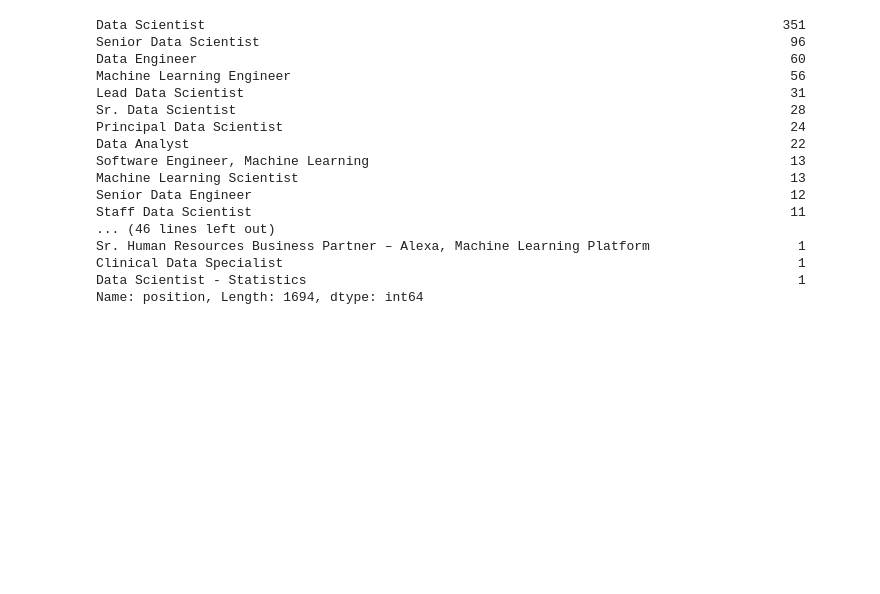
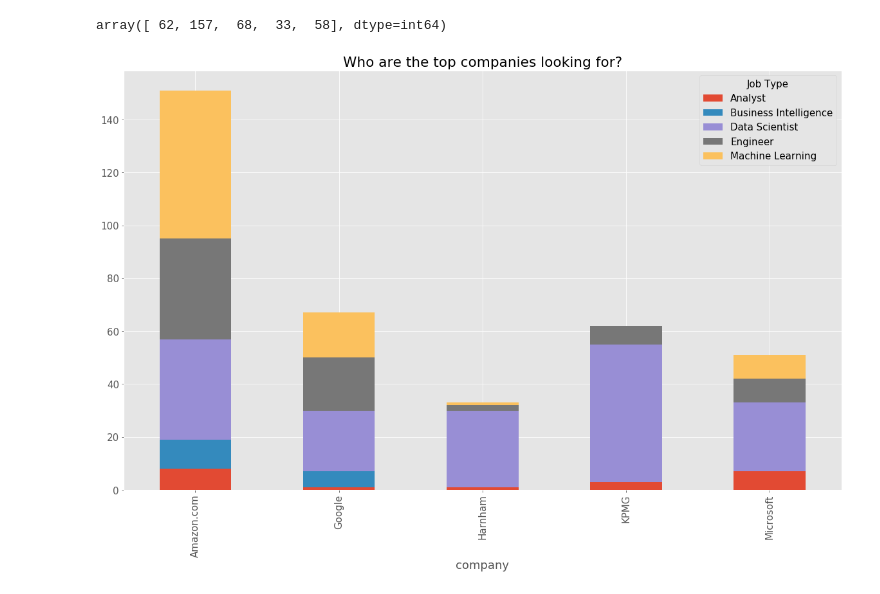
Before and after one commit to hopandskip/Data_Science_Job_Market, a Jupyter notebook: kaggledataset.ipynb, the cells around one changed output. Cells and saved outputs as stored; diff of their text form; code cells hidden in the pictures; blank space fills up the shorter version.

Commit message:
top companies with job stack

```diff
--- a/kaggledataset.ipynb
+++ b/kaggledataset.ipynb
@@ -34,3 +34,38 @@ except AttributeError:
 df['position']
 df = df.dropna(how='any')
 # df['position']
+# %%
+newdf = df[['company', 'position']].copy()
+newdf['Counts'] = df.groupby(['company'])['position'].transform('count')
+
+newdfclean = newdf.drop(newdf[newdf.Counts < 33].index)
+newdfclean
+newdfclean.loc[df.position.str.contains('analyst', case=False), 'Job Type'] = 'Analyst'
+newdfclean.loc[df.position.str.contains('analysis', case=False), 'Job Type'] = 'Analyst'
+newdfclean.loc[df.position.str.contains('analytics', case=False), 'Job Type'] = 'Analyst'
+newdfclean.loc[df.position.str.contains('machine learning', case=False), 'Job Type'] = 'Machine Learning'
+newdfclean.loc[df.position.str.contains('engineering', case=False), 'Job Type'] = 'Engineer'
+newdfclean.loc[df.position.str.contains('engineer', case=False), 'Job Type'] = 'Engineer'
+newdfclean.loc[df.position.str.contains('data science', case=False), 'Job Type'] = 'Data Scientist'
+newdfclean.loc[df.position.str.contains('data scientist', case=False), 'Job Type'] = 'Data Scientist'
+newdfclean.loc[df.position.str.contains('applied scientist', case=False), 'Job Type'] = 'Data Scientist'
+newdfclean.loc[df.position.str.contains('applied science', case=False), 'Job Type'] = 'Data Scientist'
+newdfclean.loc[df.position.str.contains('sales', case=False), 'Job Type'] = 'Business Intelligence'
+newdfclean.loc[df.position.str.contains('business intelligence', case=False), 'Job Type'] = 'Business Intelligence'
+
+newdfclean.sort_values('Counts', ascending=False)
+newdfclean.Counts.unique()
+# %% [output]
+array([ 62, 157,  68,  33,  58], dtype=int64)
+# %%
+
+# newdfclean.groupby(['company', 'jobtype']).size().unstack().plot(kind='bar', stacked=True,
+#                 figsize=(20,10),title="Positions requested from Top Companies")
+plt.style.use('ggplot')
+plt.rcParams.update({'font.size': 15})
+bplot= newdfclean.groupby(['company', 'Job Type']).size().unstack()
+bplot.plot(kind='bar',stacked=True, figsize=(20,12), title="Who are the top companies looking for?")
+# plt.legend(loc=1, fontsize = 'small')
+plt.savefig('topcompanyjobs.png')
+# %% [output]
+[figure, added]
@@ -45,23 +99,3 @@ df = df.dropna(how='any')
 # df.loc[df.positiontxt.str.contains('data', case=False), 'broadpos'] = 'data'
 
 # df
-# %%
-df['position'].value_counts()
-# %% [output]
-Data Scientist                                                                          351
-Senior Data Scientist                                                                    96
-Data Engineer                                                                            60
-Machine Learning Engineer                                                                56
-Lead Data Scientist                                                                      31
-Sr. Data Scientist                                                                       28
-Principal Data Scientist                                                                 24
-Data Analyst                                                                             22
-Software Engineer, Machine Learning                                                      13
-Machine Learning Scientist                                                               13
-Senior Data Engineer                                                                     12
-Staff Data Scientist                                                                     11
-... (46 lines left out)
-Sr. Human Resources Business Partner – Alexa, Machine Learning Platform                   1
-Clinical Data Specialist                                                                  1
-Data Scientist - Statistics                                                               1
-Name: position, Length: 1694, dtype: int64
```
Also changed, not shown: parts of 4 cells of this notebook, 4 other files.
